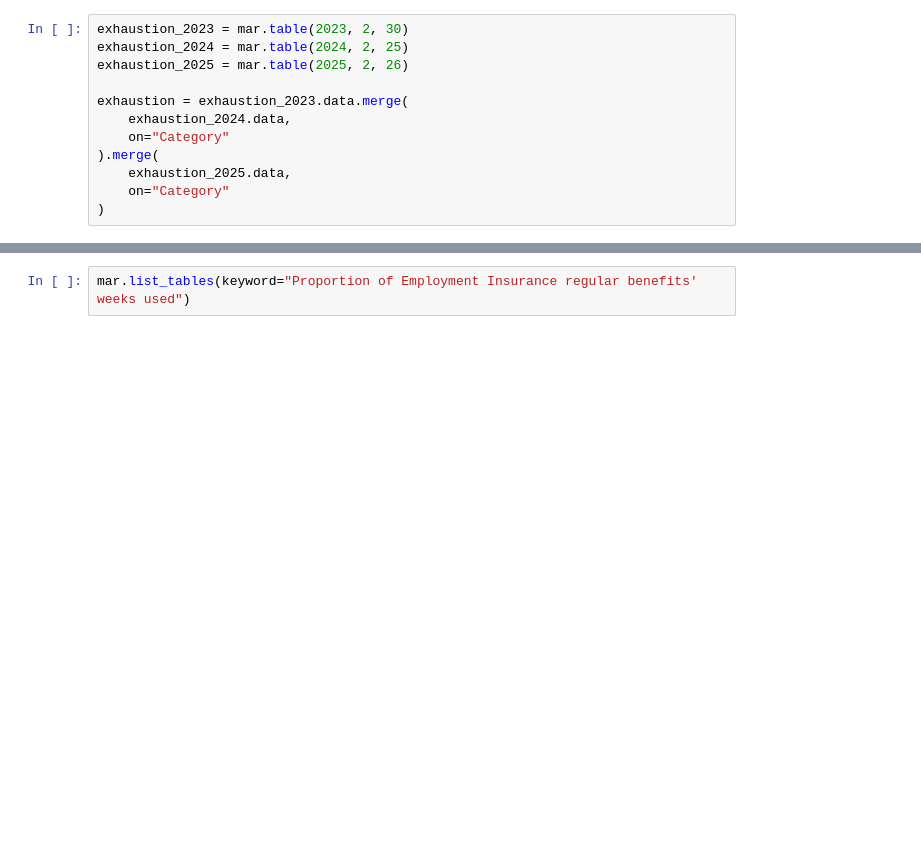
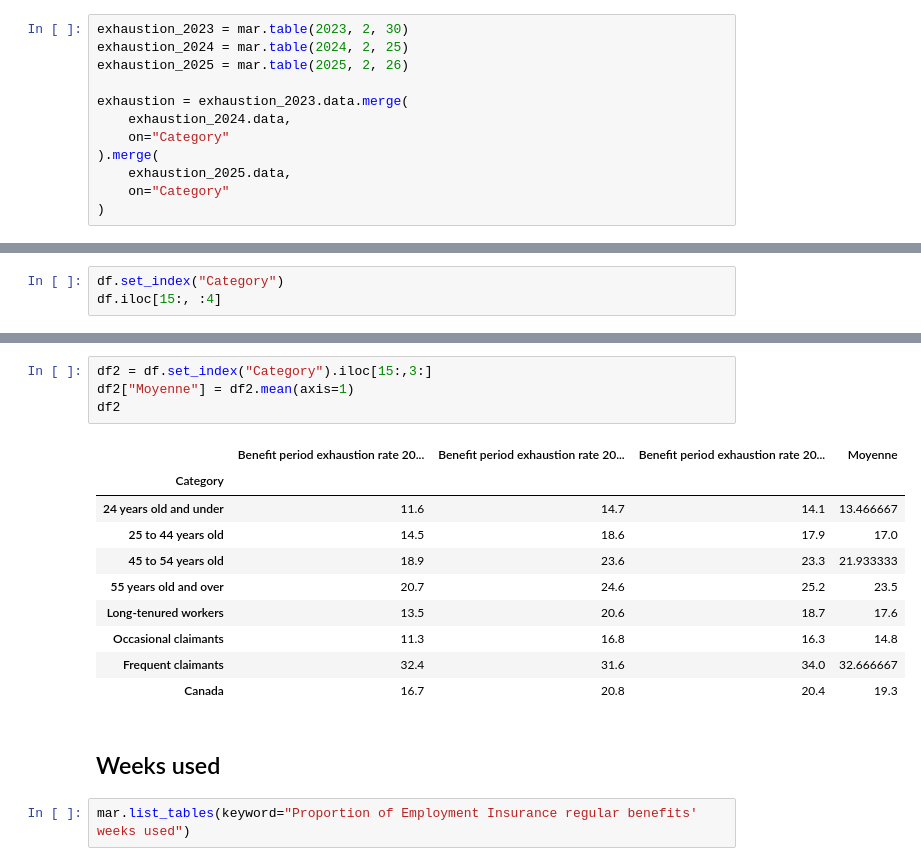
Before and after one commit to oliviergentil/MAR_Explorer, a Jupyter notebook: Copie_de_Untitled6.ipynb, the cells around one changed output, grey strips where cells are left out. Drawn from its saved outputs; the diff is of its cells as text; blank space fills up the shorter version.

```diff
--- a/Copie_de_Untitled6.ipynb
+++ b/Copie_de_Untitled6.ipynb
@@ -219,0 +138,3 @@ plt.show()
+# %%
+df.set_index("Category")
+df.iloc[15:, :4]
@@ -220,3 +151,20 @@ plt.show()
+# %%
+df2 = df.set_index("Category").iloc[15:,3:]
+df2["Moyenne"] = df2.mean(axis=1)
+df2
+# %% [output]
+|  | Benefit period exhaustion rate 20... | Benefit period exhaustion rate 20... | Benefit period exhaustion rate 20... | Moyenne |
+| Category |  |  |  |  |
+| 24 years old and under | 11.6 | 14.7 | 14.1 | 13.466667 |
+| 25 to 44 years old | 14.5 | 18.6 | 17.9 | 17.0 |
+| 45 to 54 years old | 18.9 | 23.6 | 23.3 | 21.933333 |
+| 55 years old and over | 20.7 | 24.6 | 25.2 | 23.5 |
+| Long-tenured workers | 13.5 | 20.6 | 18.7 | 17.6 |
+| Occasional claimants | 11.3 | 16.8 | 16.3 | 14.8 |
+| Frequent claimants | 32.4 | 31.6 | 34.0 | 32.666667 |
+| Canada | 16.7 | 20.8 | 20.4 | 19.3 |
+# %% [markdown]
+## Weeks used
 # %%
 mar.list_tables(keyword="Proportion of Employment Insurance regular benefits' weeks used")
 # %% [output]
```
Also changed, not shown: parts of 35 cells of this notebook.
